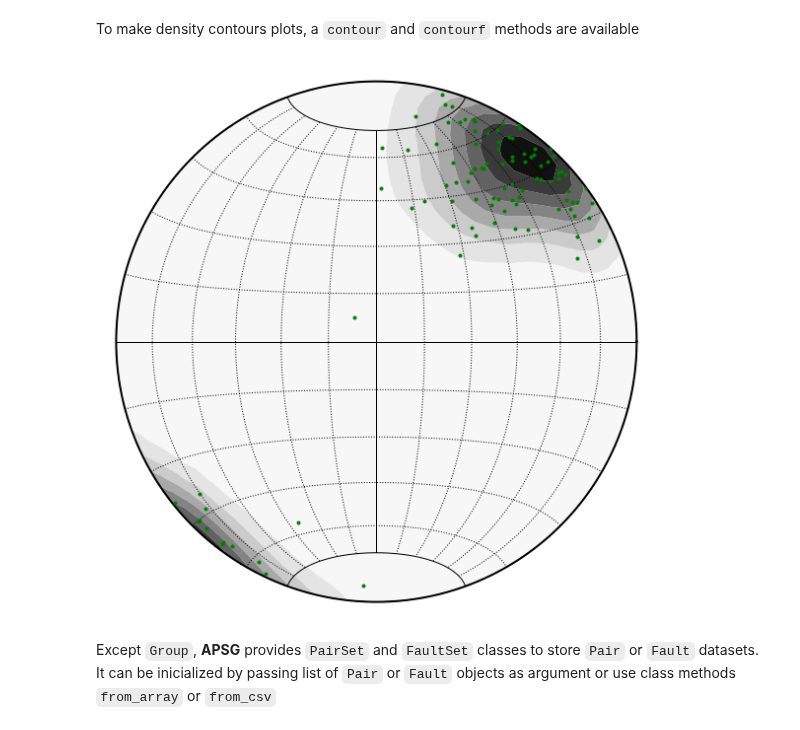
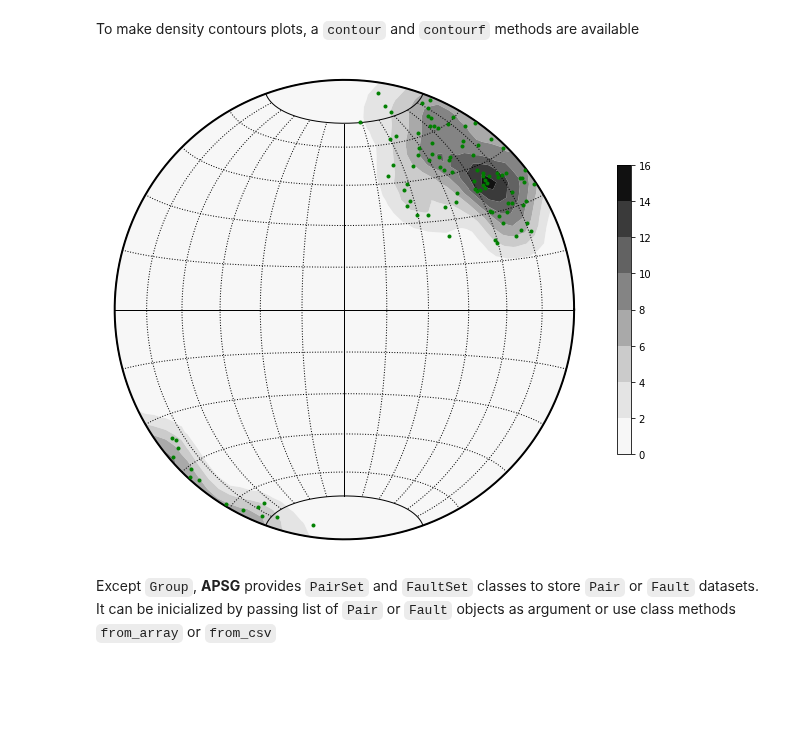
Before and after one commit to ondrolexa/apsg, a Jupyter notebook: examples/apsg_tutorial.ipynb, the cells around one changed output. Cells and saved outputs as stored; diff of their text form; code cells hidden in the pictures; blank space fills up the shorter version.

```diff
--- a/examples/apsg_tutorial.ipynb
+++ b/examples/apsg_tutorial.ipynb
@@ -508,12 +508,11 @@ s.show()
 To make density contours plots, a ``contour`` and ``contourf`` methods are available
 # %%
 s = StereoNet()
-l = LineationSet.random_fisher(position=lin(40, 15), kappa=15)
-s.contourf(l, levels=8, coorbar=True)
+s.contourf(l, levels=8, colorbar=True)
 s.line(l, color='g', marker='.')
 s.show()
 # %% [output]
-[figure, old version]
+[figure, new version]
 # %% [markdown]
 Except ``Group``, **APSG** provides ``PairSet`` and ``FaultSet`` classes to store ``Pair`` or ``Fault`` datasets. It can be inicialized by passing list of ``Pair`` or ``Fault`` objects as argument or use class methods ``from_array`` or ``from_csv``
 # %%
```
Also changed, not shown: parts of 14 cells of this notebook, 4 other files.
